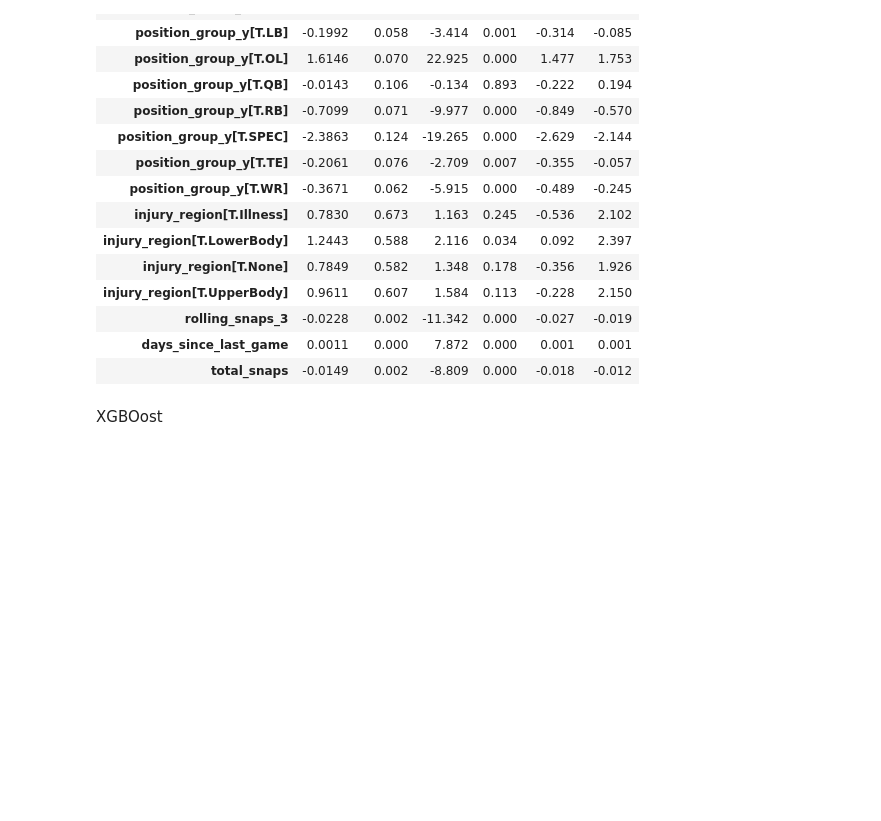
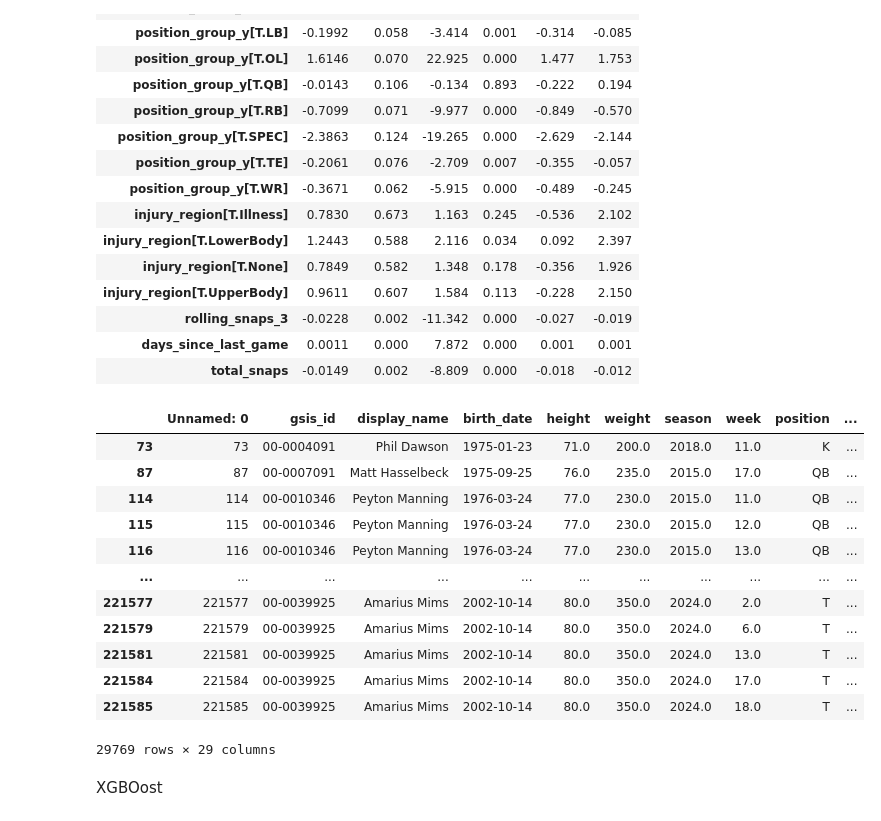
Before and after one commit to jc39963/NFLPA_2025, a Jupyter notebook: modeling.ipynb, the cells around one changed output. Saved outputs shown, nothing was run; the diff lists cells and outputs as text; code cells hidden in the pictures; blank space fills up the shorter version.

```diff
--- a/modeling.ipynb
+++ b/modeling.ipynb
@@ -330,6 +330,22 @@ Logit Regression Results
 | rolling_snaps_3 | -0.0228 | 0.002 | -11.342 | 0.000 | -0.027 | -0.019 |
 | days_since_last_game | 0.0011 | 0.000 | 7.872 | 0.000 | 0.001 | 0.001 |
 | total_snaps | -0.0149 | 0.002 | -8.809 | 0.000 | -0.018 | -0.012 |
+# %%
+df[df['played'] != True]
+# %% [output]
+|  | Unnamed: 0 | gsis_id | display_name | birth_date | height | weight | season | week | position | ... |
+| 73 | 73 | 00-0004091 | Phil Dawson | 1975-01-23 | 71.0 | 200.0 | 2018.0 | 11.0 | K | ... |
+| 87 | 87 | 00-0007091 | Matt Hasselbeck | 1975-09-25 | 76.0 | 235.0 | 2015.0 | 17.0 | QB | ... |
+| 114 | 114 | 00-0010346 | Peyton Manning | 1976-03-24 | 77.0 | 230.0 | 2015.0 | 11.0 | QB | ... |
+| 115 | 115 | 00-0010346 | Peyton Manning | 1976-03-24 | 77.0 | 230.0 | 2015.0 | 12.0 | QB | ... |
+| 116 | 116 | 00-0010346 | Peyton Manning | 1976-03-24 | 77.0 | 230.0 | 2015.0 | 13.0 | QB | ... |
+| ... | ... | ... | ... | ... | ... | ... | ... | ... | ... | ... |
+| 221577 | 221577 | 00-0039925 | Amarius Mims | 2002-10-14 | 80.0 | 350.0 | 2024.0 | 2.0 | T | ... |
+| 221579 | 221579 | 00-0039925 | Amarius Mims | 2002-10-14 | 80.0 | 350.0 | 2024.0 | 6.0 | T | ... |
+| 221581 | 221581 | 00-0039925 | Amarius Mims | 2002-10-14 | 80.0 | 350.0 | 2024.0 | 13.0 | T | ... |
+| 221584 | 221584 | 00-0039925 | Amarius Mims | 2002-10-14 | 80.0 | 350.0 | 2024.0 | 17.0 | T | ... |
+| 221585 | 221585 | 00-0039925 | Amarius Mims | 2002-10-14 | 80.0 | 350.0 | 2024.0 | 18.0 | T | ... |
+29769 rows × 29 columns
 # %% [markdown]
 XGBOost
 # %%
```
Also changed, not shown: parts of 20 cells of this notebook.
